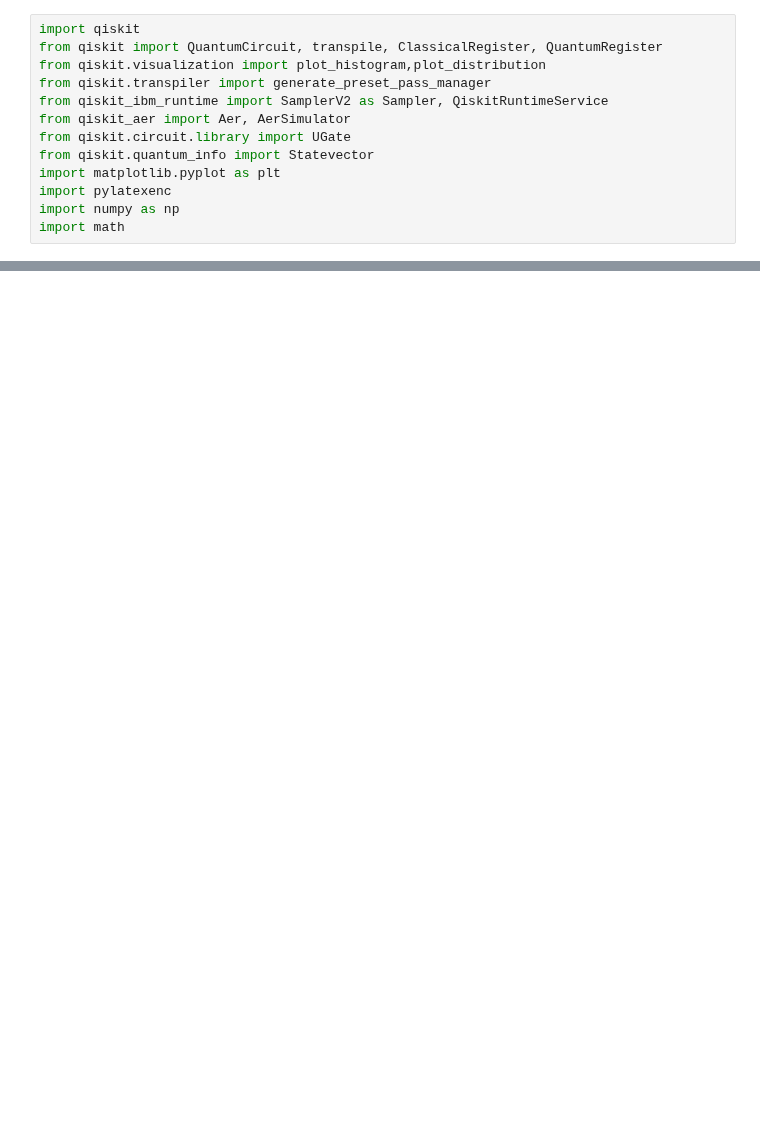
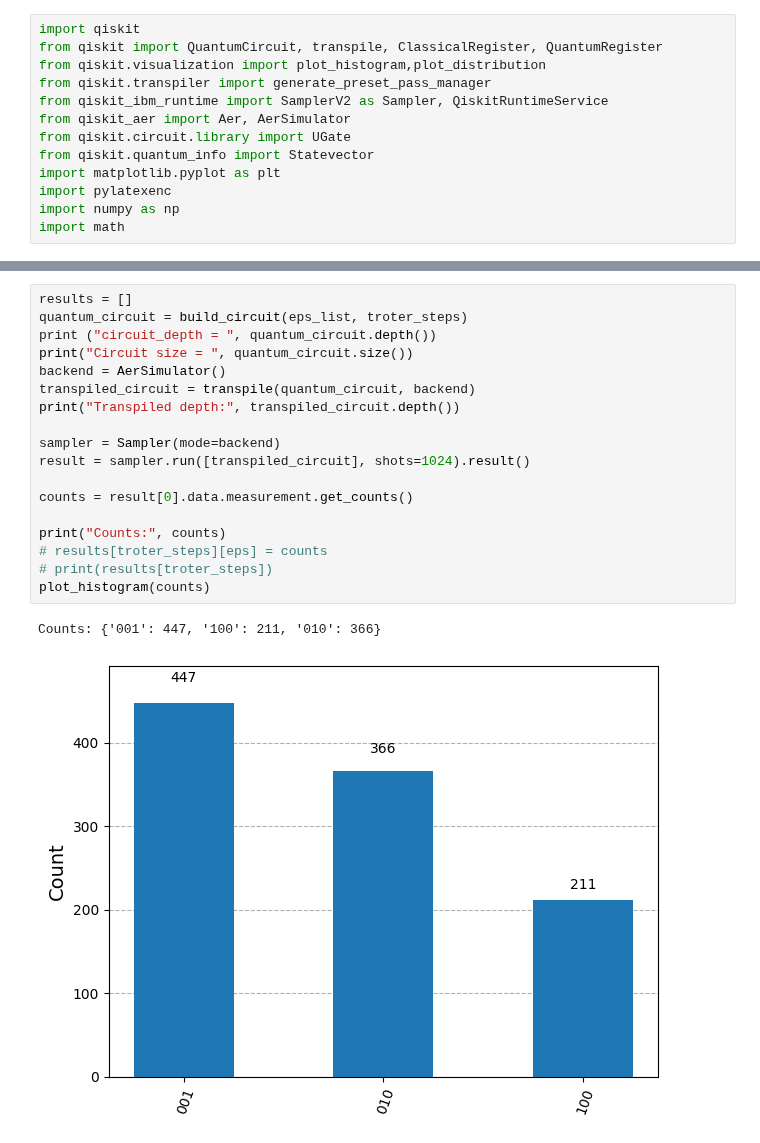
Before and after one commit to ali-tayyab/Digital-Quantum-Simulation-of-GUP-modified-Hamiltonians, a Jupyter notebook: first_block.ipynb, the cells around one changed output, grey strips where cells are left out. Drawn from its saved outputs; the diff is of its cells as text; blank space fills up the shorter version.

```diff
--- a/first_block.ipynb
+++ b/first_block.ipynb
@@ -139,0 +447,21 @@ Gate counts: OrderedDict({'cx': 24, 's': 20, 'sdg': 20, 'rx': 8, 'p': 4, 'barrie
+# %%
+results = []
+quantum_circuit = build_circuit(eps_list, troter_steps)
+print ("circuit_depth = ", quantum_circuit.depth())
+print("Circuit size = ", quantum_circuit.size())
+backend = AerSimulator()
+transpiled_circuit = transpile(quantum_circuit, backend)
+print("Transpiled depth:", transpiled_circuit.depth())
+
+sampler = Sampler(mode=backend)
+result = sampler.run([transpiled_circuit], shots=1024).result()
+
+counts = result[0].data.measurement.get_counts()
+
+print("Counts:", counts)
+# results[troter_steps][eps] = counts
+# print(results[troter_steps])
+plot_histogram(counts)
+# %% [output]
+Counts: {'001': 447, '100': 211, '010': 366}
+[figure, added]
```
Also changed, not shown: parts of 3 cells of this notebook, 15 other files.
